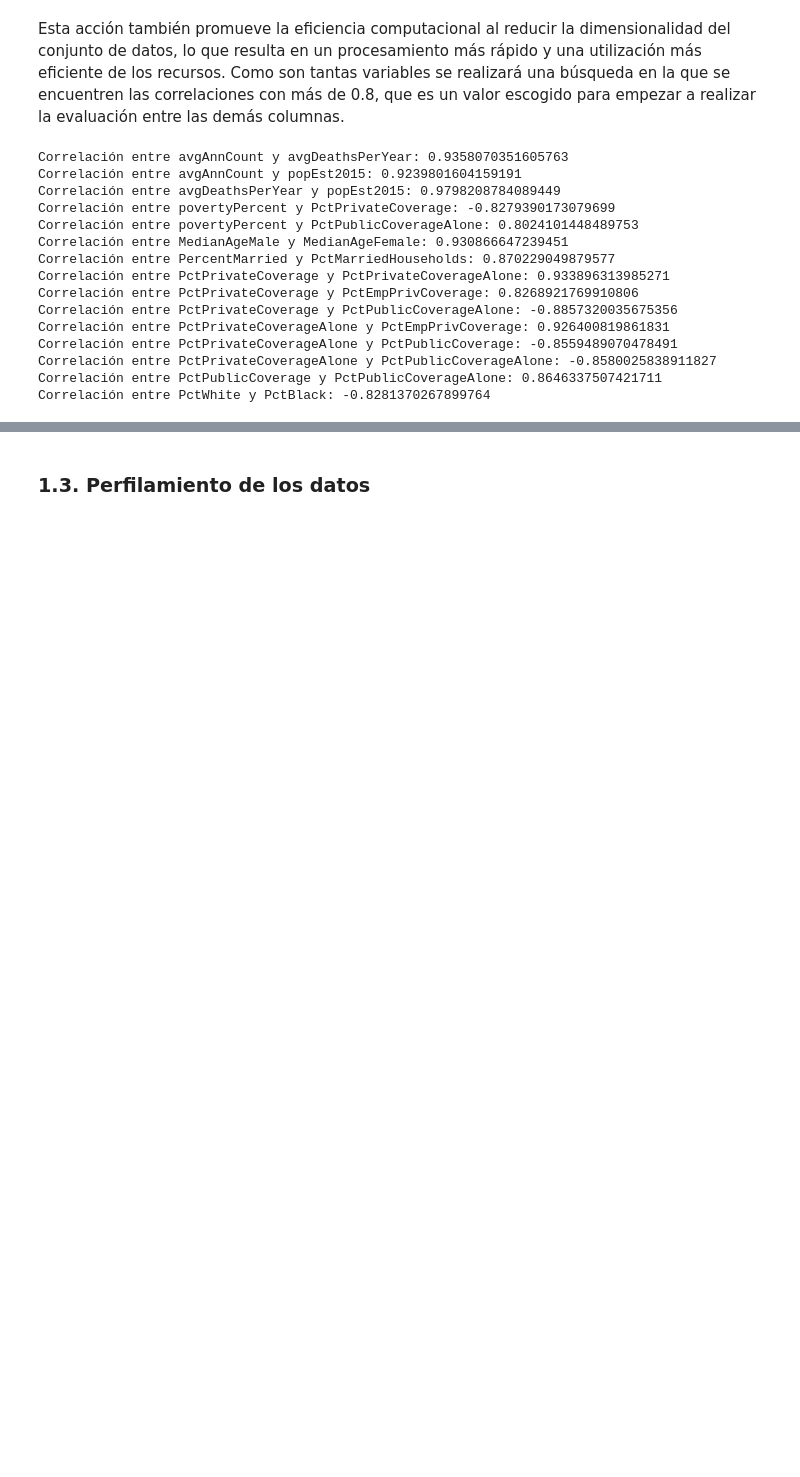
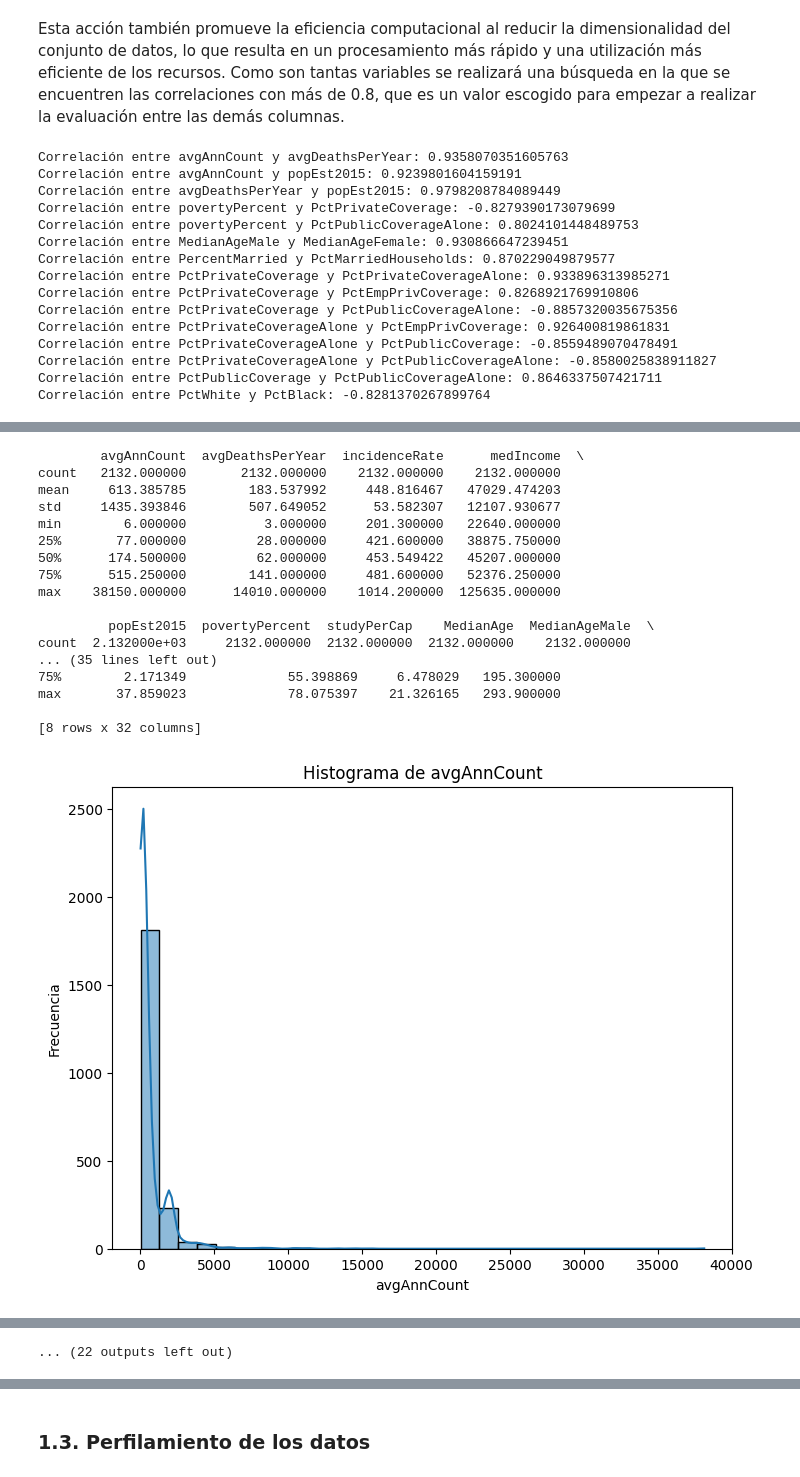
Before and after one commit to SantiagoM99/BI-Esculapio, a Jupyter notebook: Laboratorio2/Laboratorio 2.ipynb, the cells around one changed output, grey strips where cells are left out. Saved outputs shown, nothing was run; the diff lists cells and outputs as text; code cells hidden in the pictures; blank space fills up the shorter version.

```diff
--- a/Laboratorio2/Laboratorio 2.ipynb
+++ b/Laboratorio2/Laboratorio 2.ipynb
@@ -299,0 +310,33 @@ __PctMarriedHouseholds - PercentMarried:__ La correlación entre estas dos colum
+# %%
+train_copy = train.copy()
+
+relevant_columns = train_copy.columns.drop('Geography')
+
+print(train_copy[relevant_columns].describe())
+
+for column in relevant_columns:
+    plt.figure(figsize=(8, 6))
+    sns.histplot(data=train_copy, x=column, bins=30, kde=True)
+    plt.title(f'Histograma de {column}')
+    plt.xlabel(column)
+    plt.ylabel('Frecuencia')
+    plt.show()
+# %% [output]
+        avgAnnCount  avgDeathsPerYear  incidenceRate      medIncome  \
+count   2132.000000       2132.000000    2132.000000    2132.000000
+mean     613.385785        183.537992     448.816467   47029.474203
+std     1435.393846        507.649052      53.582307   12107.930677
+min        6.000000          3.000000     201.300000   22640.000000
+25%       77.000000         28.000000     421.600000   38875.750000
+50%      174.500000         62.000000     453.549422   45207.000000
+75%      515.250000        141.000000     481.600000   52376.250000
+max    38150.000000      14010.000000    1014.200000  125635.000000
+
+         popEst2015  povertyPercent  studyPerCap    MedianAge  MedianAgeMale  \
+count  2.132000e+03     2132.000000  2132.000000  2132.000000    2132.000000
+... (35 lines left out)
+75%        2.171349             55.398869     6.478029   195.300000
+max       37.859023             78.075397    21.326165   293.900000
+
+[8 rows x 32 columns]
+[figure, added]
@@ -299,0 +353 @@ __PctMarriedHouseholds - PercentMarried:__ La correlación entre estas dos colum
+... (22 outputs left out)
```
Also changed, not shown: parts of 78 cells of this notebook, 4 other files.
